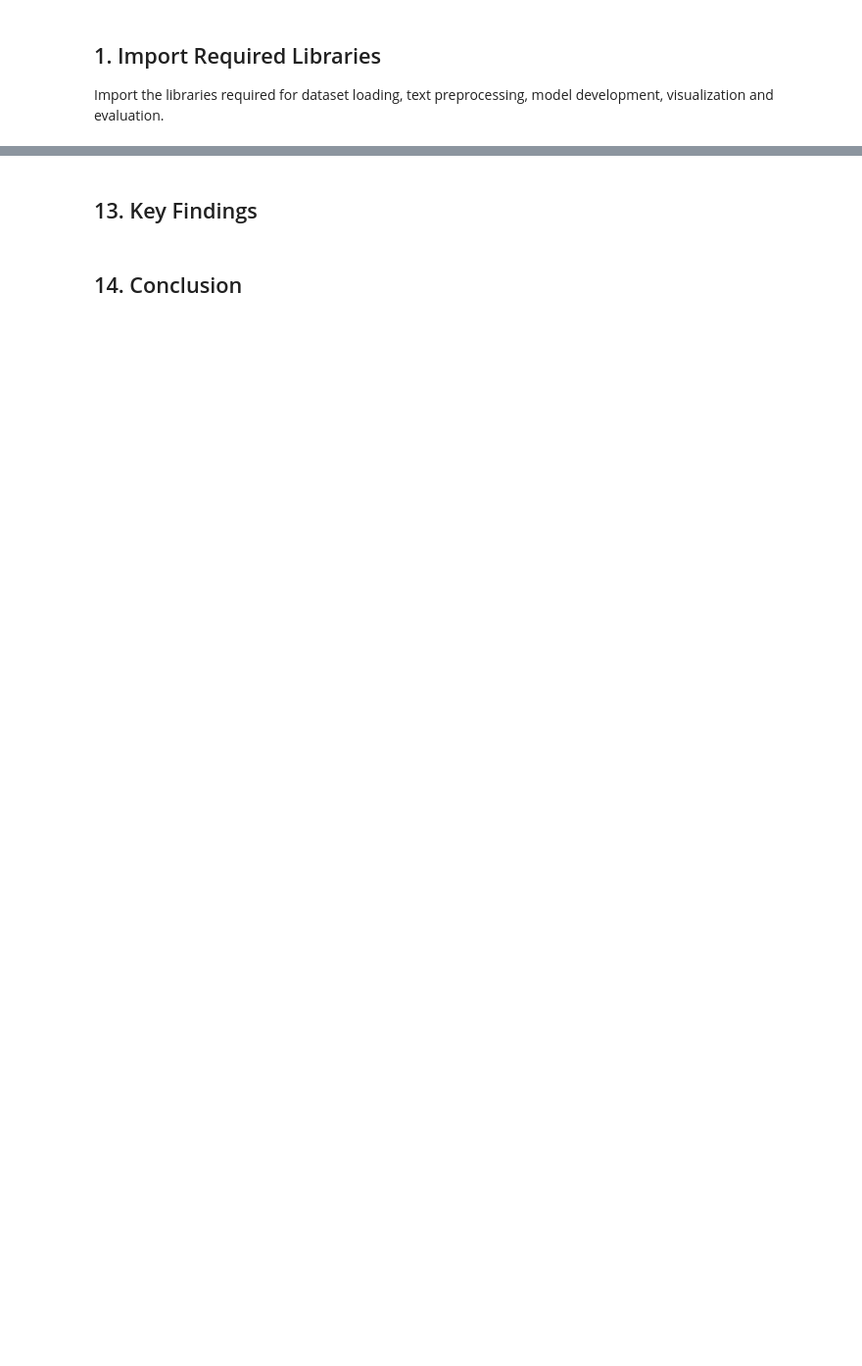
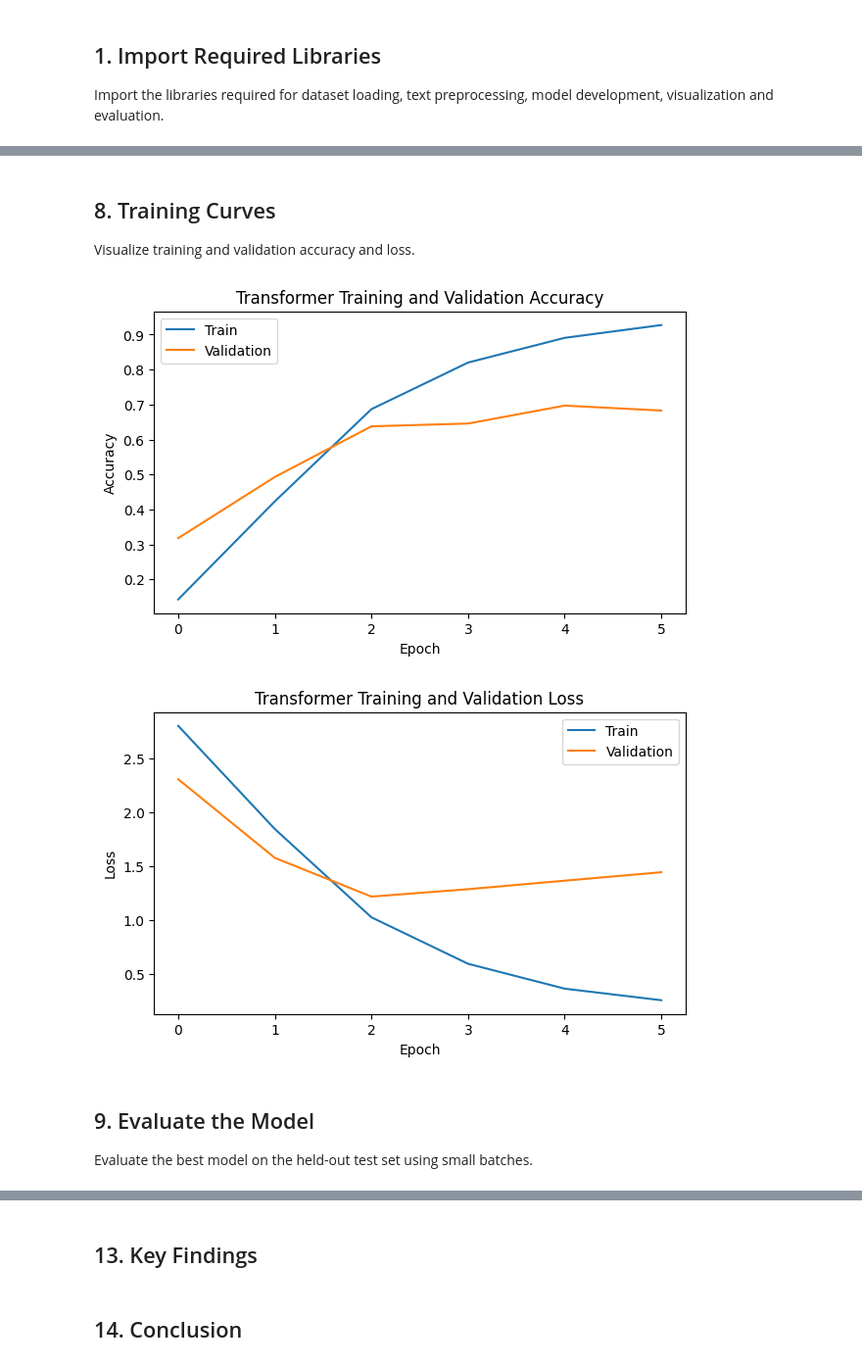
Before and after one commit to praneeth-cs/Deep-Learning-Projects, a Jupyter notebook: Transformer - 20 Newsgroups Classification/Transformer_20_Newsgroups_Classification.ipynb, the cells around one changed output, grey strips where cells are left out. Shown at 98% size. Cells and saved outputs as stored; diff of their text form; code cells hidden in the pictures; blank space fills up the shorter version.

Commit message:
Transformer - 20 Newsgroups Classification Project

```diff
--- a/Transformer - 20 Newsgroups Classification/Transformer_20_Newsgroups_Classification.ipynb
+++ b/Transformer - 20 Newsgroups Classification/Transformer_20_Newsgroups_Classification.ipynb
@@ -436,0 +426,19 @@ for idx in sample_indices:
+# %%
+early_stopping = EarlyStopping(
+    monitor="val_loss",
+    patience=3,
+    restore_best_weights=True
+)
+
+history = transformer_model.fit(
+    train_data,
+    validation_data=val_data,
+    epochs=15,
+    shuffle=False,
+    callbacks=[early_stopping]
+)
+
+best_epoch = int(np.argmin(history.history["val_loss"]) + 1)
+print("Best Epoch:", best_epoch)
+print(f"Best Validation Loss: {history.history['val_loss'][best_epoch-1]:.4f}")
+print(f"Best Validation Accuracy: {history.history['val_accuracy'][best_epoch-1]:.4f}")
@@ -436,0 +461,29 @@ for idx in sample_indices:
+# %% [markdown]
+## 8. Training Curves
+
+Visualize training and validation accuracy and loss.
+# %%
+plt.figure(figsize=(7,4))
+plt.plot(history.history["accuracy"], label="Train")
+plt.plot(history.history["val_accuracy"], label="Validation")
+plt.xlabel("Epoch")
+plt.ylabel("Accuracy")
+plt.title("Transformer Training and Validation Accuracy")
+plt.legend()
+plt.show()
+
+plt.figure(figsize=(7,4))
+plt.plot(history.history["loss"], label="Train")
+plt.plot(history.history["val_loss"], label="Validation")
+plt.xlabel("Epoch")
+plt.ylabel("Loss")
+plt.title("Transformer Training and Validation Loss")
+plt.legend()
+plt.show()
+# %% [output]
+[figure, added]
+[figure, added]
+# %% [markdown]
+## 9. Evaluate the Model
+
+Evaluate the best model on the held-out test set using small batches.
```
Also changed, not shown: parts of 44 cells of this notebook.
